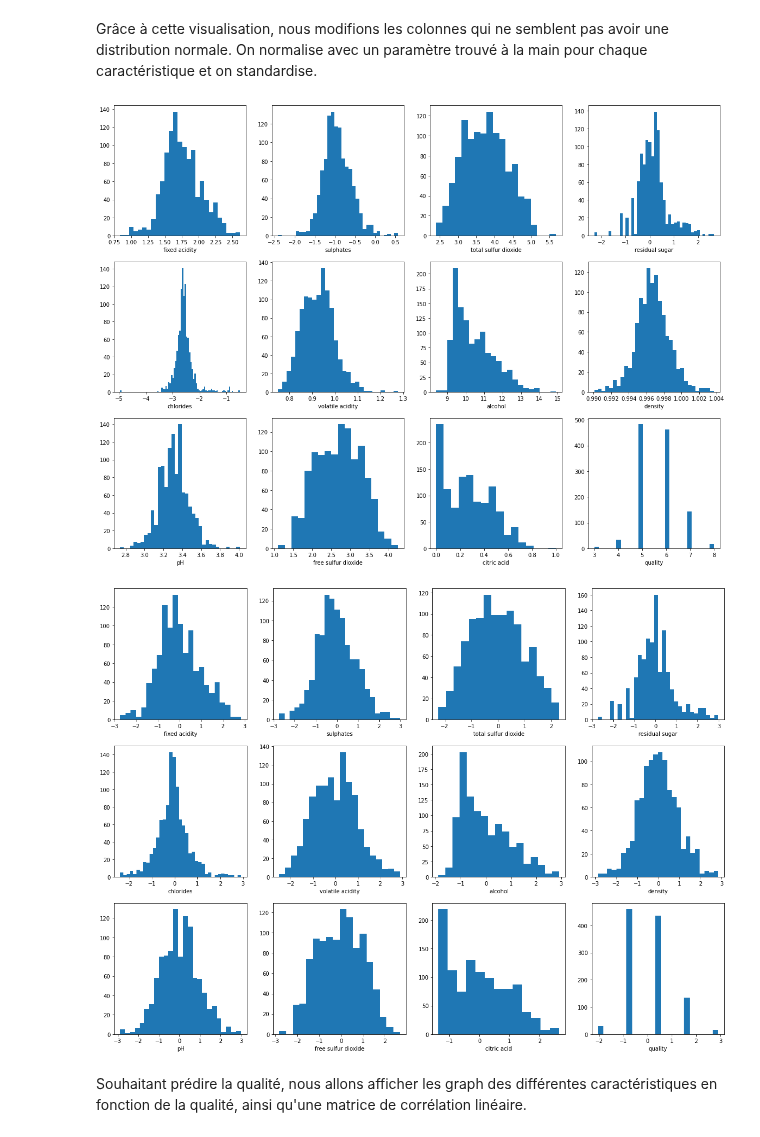
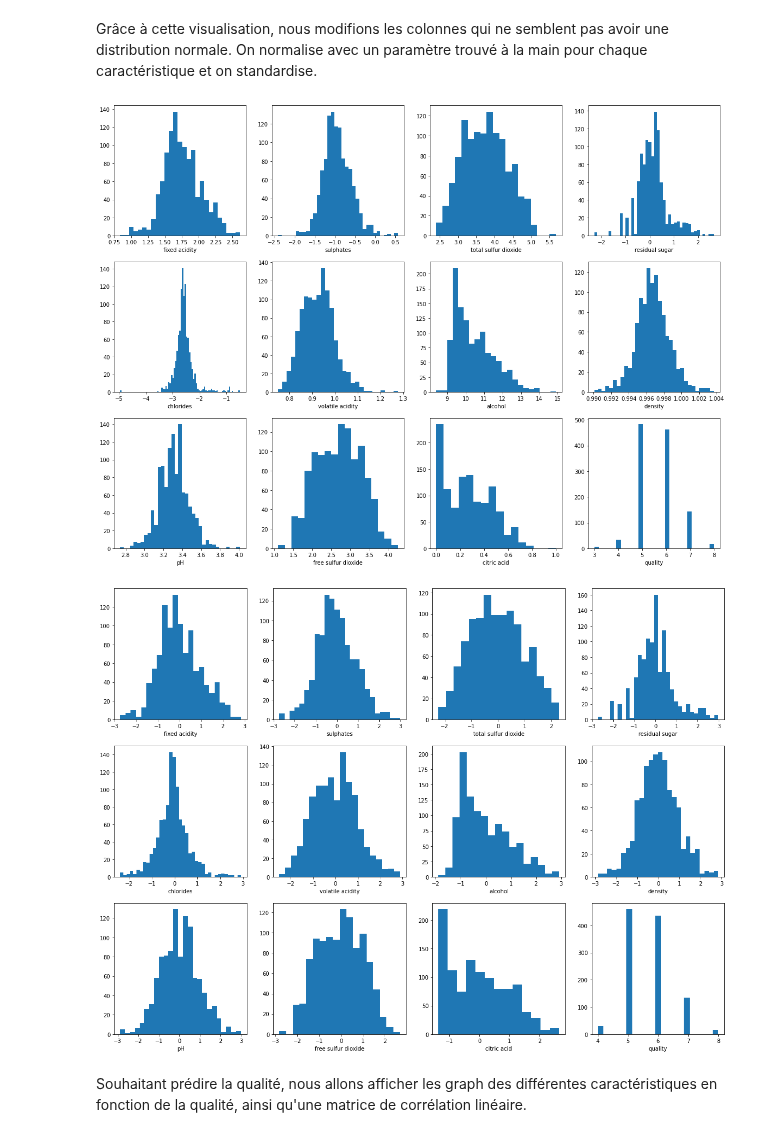
Before and after one commit to HenriS67/wineQualityPrediction, a Jupyter notebook: 1UTILELinRegGradient.ipynb, the cells around one changed output. Cells and saved outputs as stored; diff of their text form; code cells hidden in the pictures.

```diff
--- a/1UTILELinRegGradient.ipynb
+++ b/1UTILELinRegGradient.ipynb
@@ -27,25 +27,27 @@ On normalise avec un paramètre trouvé à la main pour chaque caractéristique
 # %%
 #mettre entre 0 et 1
 def normalize(df, property, parameter):
     df[property] = np.log(df[property] + parameter)
 
 normalize(df, "fixed acidity", -2.3)
 normalize(df, "sulphates", -0.24)
 normalize(df, "total sulfur dioxide", 5)
 normalize(df, "residual sugar", -1.1)
 normalize(df, "chlorides", -0.005)
 normalize(df, "volatile acidity", 2)
 normalize(df, "free sulfur dioxide", 2)
 plot_hists(df)
 
 #moyenne en 0 et écart type de 1( valeur entre -3 et 3)
 standardized = (df - df.mean()) / df.std()
 standardized = standardized[(np.abs(standardized) < 3).all(axis=1)]
-plot_hists(standardized)
+
+standardized["quality"]=df["quality"]
 df=standardized
+plot_hists(df)
 # %% [output]
 [figure]
-[figure, old version]
+[figure, new version]
 # %% [markdown]
 Souhaitant prédire la qualité, nous allons afficher les graph des différentes caractéristiques en fonction de la qualité, ainsi qu'une matrice de corrélation linéaire.
 # %%
```
Also changed, not shown: parts of 7 cells of this notebook, 1 other file.
